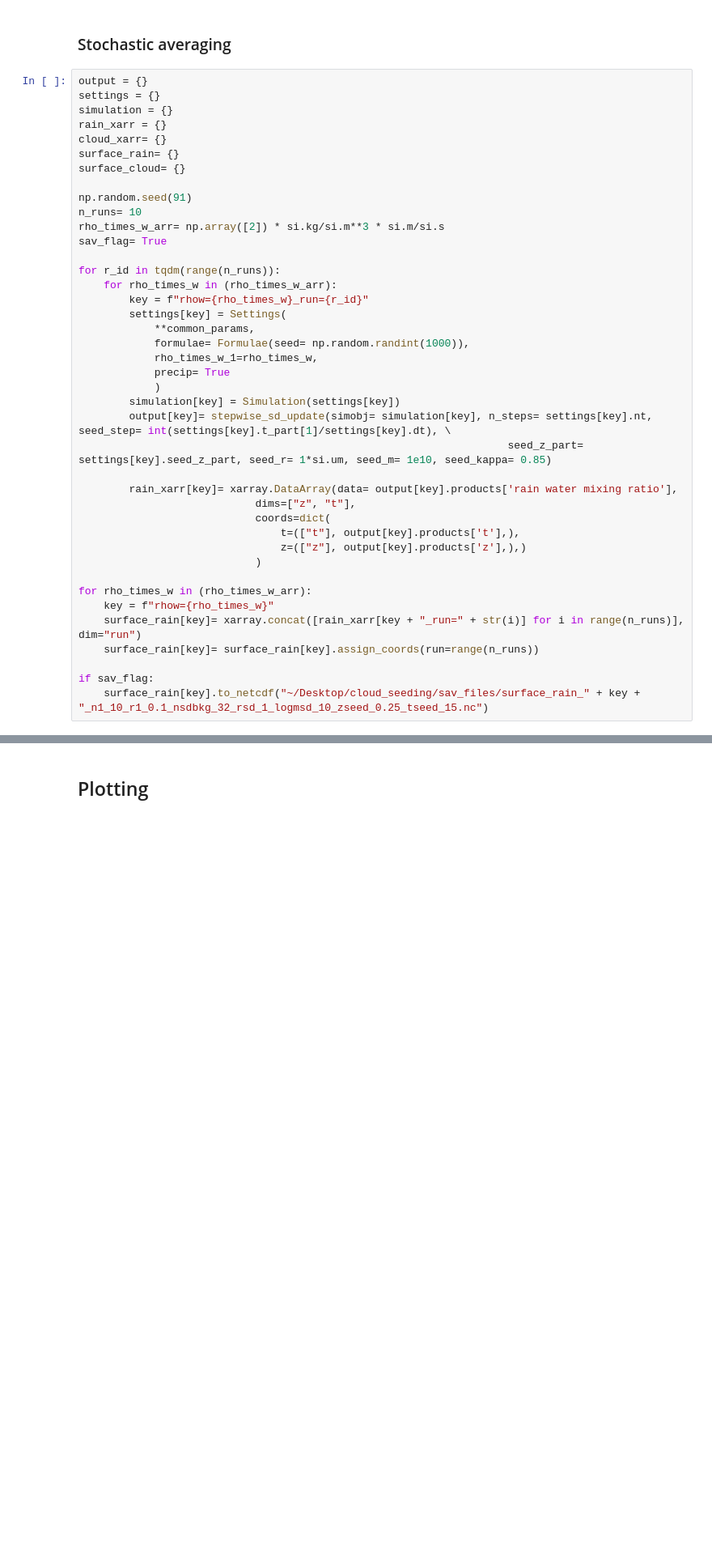
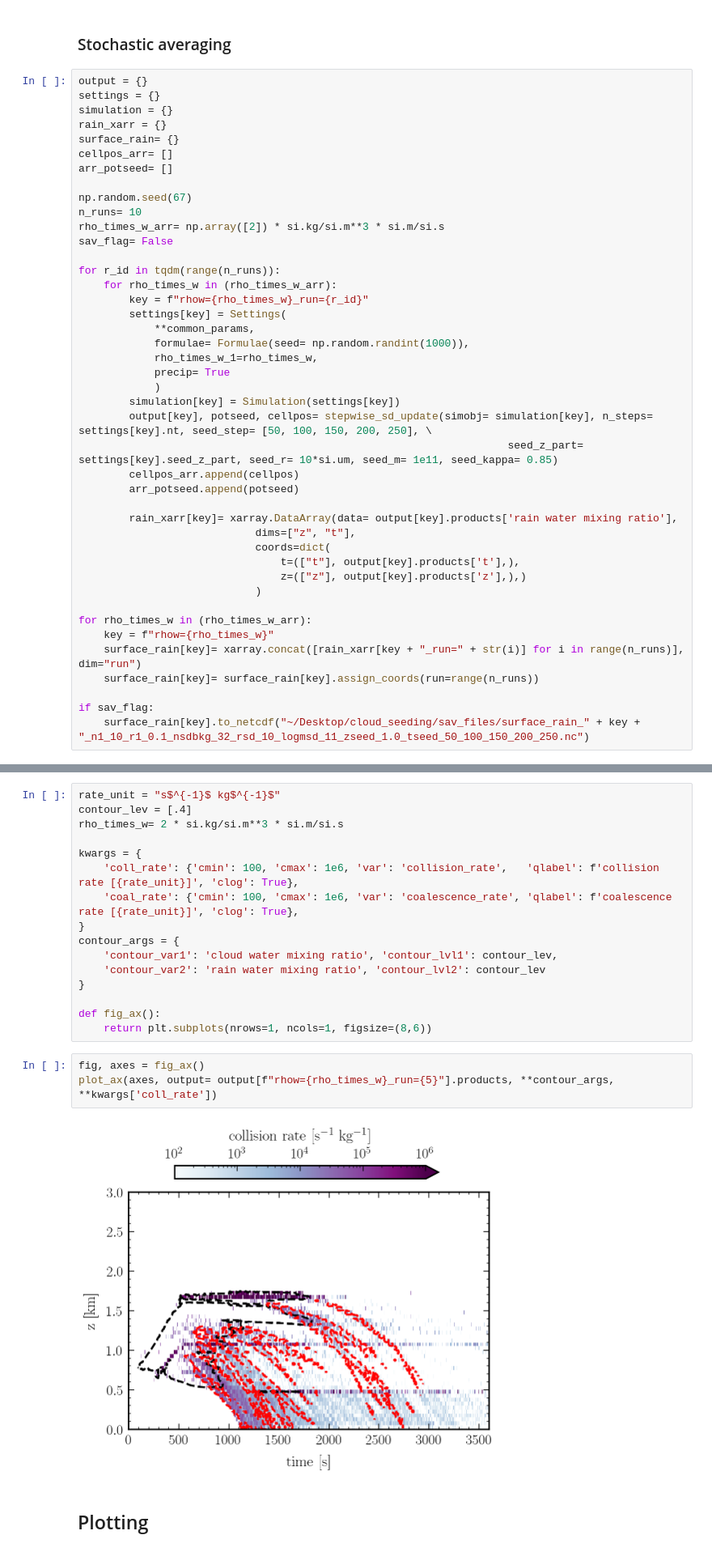
Before and after one commit to jtbuch/PySDM, a Jupyter notebook: examples/PySDM_examples/Buch_et_al_2024/plot_script_sd_update.ipynb, the cells around one changed output, grey strips where cells are left out. Shown at 81% size. Saved outputs shown, nothing was run; the diff lists cells and outputs as text; blank space fills up the shorter version.

```diff
--- a/examples/PySDM_examples/Buch_et_al_2024/plot_script_sd_update.ipynb
+++ b/examples/PySDM_examples/Buch_et_al_2024/plot_script_sd_update.ipynb
@@ -131,14 +220,14 @@ output = {}
 settings = {}
 simulation = {}
 rain_xarr = {}
-cloud_xarr= {}
 surface_rain= {}
-surface_cloud= {}
+cellpos_arr= []
+arr_potseed= []
 
-np.random.seed(91)
+np.random.seed(67)
 n_runs= 10
 rho_times_w_arr= np.array([2]) * si.kg/si.m**3 * si.m/si.s
-sav_flag= True
+sav_flag= False
 
 for r_id in tqdm(range(n_runs)):
     for rho_times_w in (rho_times_w_arr):
@@ -150,8 +239,10 @@ for r_id in tqdm(range(n_runs)):
             precip= True
             )
         simulation[key] = Simulation(settings[key])
-        output[key]= stepwise_sd_update(simobj= simulation[key], n_steps= settings[key].nt, seed_step= int(settings[key].t_part[1]/settings[key].dt), \
-                                                                    seed_z_part= settings[key].seed_z_part, seed_r= 1*si.um, seed_m= 1e10, seed_kappa= 0.85)
+        output[key], potseed, cellpos= stepwise_sd_update(simobj= simulation[key], n_steps= settings[key].nt, seed_step= [50, 100, 150, 200, 250], \
+                                                                    seed_z_part= settings[key].seed_z_part, seed_r= 10*si.um, seed_m= 1e11, seed_kappa= 0.85)
+        cellpos_arr.append(cellpos)
+        arr_potseed.append(potseed)
 
         rain_xarr[key]= xarray.DataArray(data= output[key].products['rain water mixing ratio'],
                             dims=["z", "t"],
@@ -166,4 +257,4 @@ for rho_times_w in (rho_times_w_arr):
     surface_rain[key]= surface_rain[key].assign_coords(run=range(n_runs))
 
 if sav_flag:
-    surface_rain[key].to_netcdf("~/Desktop/cloud_seeding/sav_files/surface_rain_" + key + "_n1_10_r1_0.1_nsdbkg_32_rsd_1_logmsd_10_zseed_0.25_tseed_15.nc")
+    surface_rain[key].to_netcdf("~/Desktop/cloud_seeding/sav_files/surface_rain_" + key + "_n1_10_r1_0.1_nsdbkg_32_rsd_10_logmsd_11_zseed_1.0_tseed_50_100_150_200_250.nc")
@@ -170,2 +300,23 @@ if sav_flag:
+# %%
+rate_unit = "s$^{-1}$ kg$^{-1}$"
+contour_lev = [.4]
+rho_times_w= 2 * si.kg/si.m**3 * si.m/si.s
+
+kwargs = {
+    'coll_rate': {'cmin': 100, 'cmax': 1e6, 'var': 'collision_rate',   'qlabel': f'collision rate [{rate_unit}]', 'clog': True},
+    'coal_rate': {'cmin': 100, 'cmax': 1e6, 'var': 'coalescence_rate', 'qlabel': f'coalescence rate [{rate_unit}]', 'clog': True},
+}
+contour_args = {
+    'contour_var1': 'cloud water mixing ratio', 'contour_lvl1': contour_lev,
+    'contour_var2': 'rain water mixing ratio', 'contour_lvl2': contour_lev
+}
+
+def fig_ax():
+    return plt.subplots(nrows=1, ncols=1, figsize=(8,6))
+# %%
+fig, axes = fig_ax()
+plot_ax(axes, output= output[f"rhow={rho_times_w}_run={5}"].products, **contour_args, **kwargs['coll_rate'])
+# %% [output]
+[figure, added]
 # %% [markdown]
 ## Plotting
```
Also changed, not shown: parts of 25 cells of this notebook, 2 other files.
